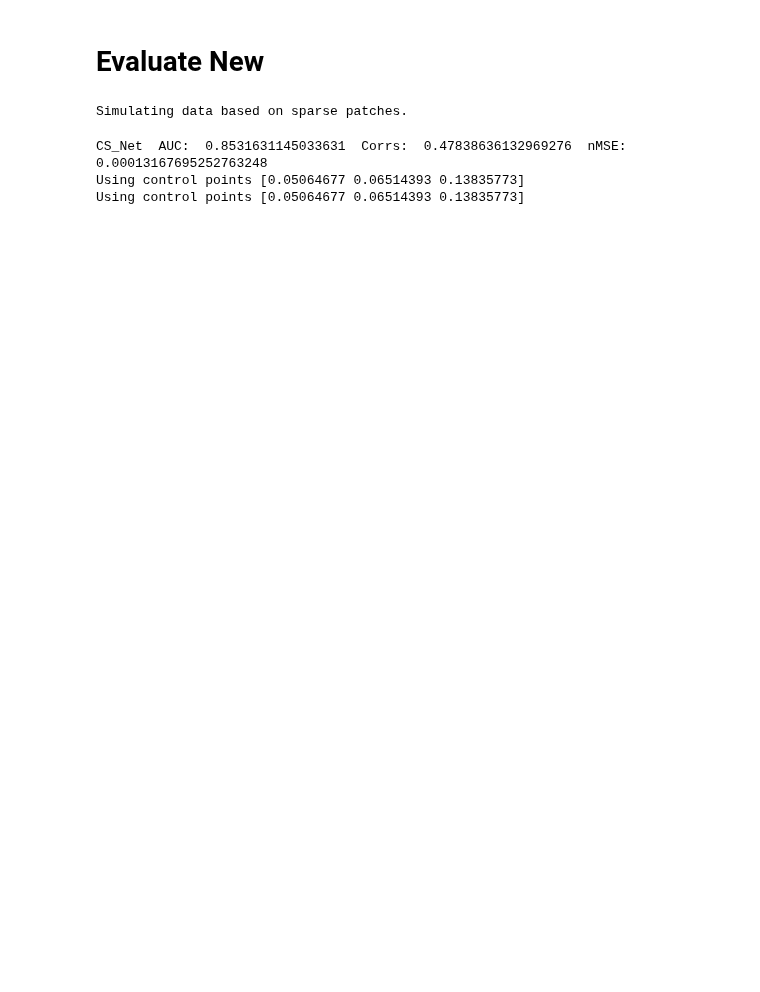
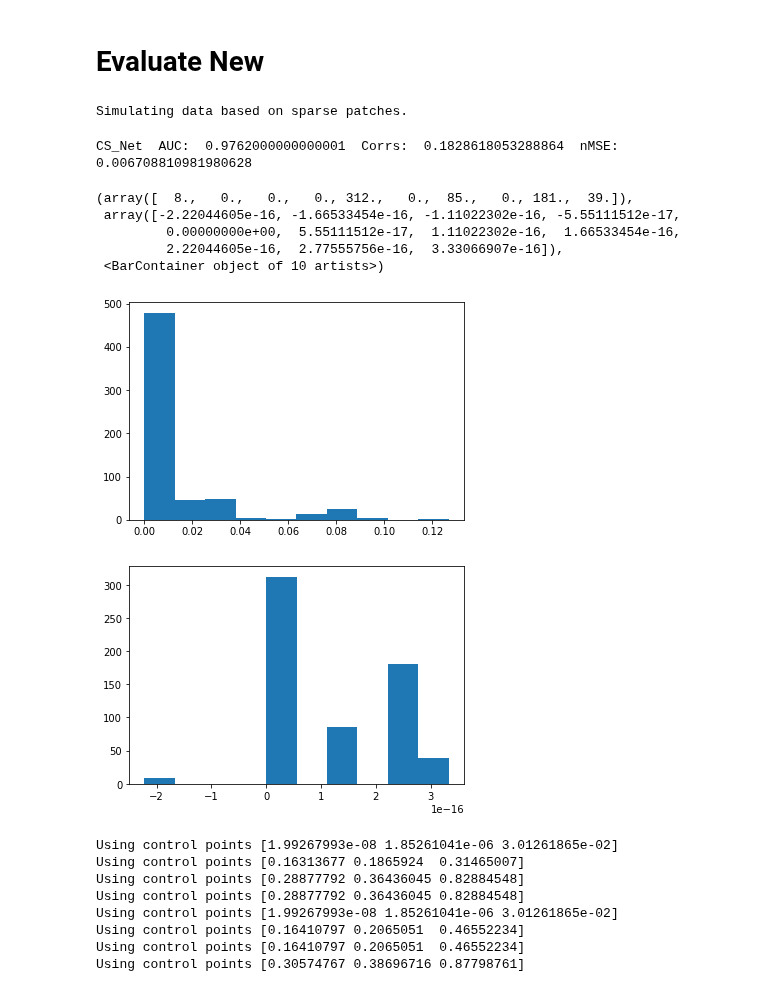
Before and after one commit to LukeTheHecker/esinet, a Jupyter notebook: dev/cs.ipynb, the cells around one changed output. Drawn from its saved outputs; the diff is of its cells as text; code cells hidden in the pictures; blank space fills up the shorter version.

```diff
--- a/dev/cs.ipynb
+++ b/dev/cs.ipynb
@@ -191,10 +170,13 @@ def get_model(name="Model", n_dense_layers=2, hidden_units=200, learning_rate=0.
 # %% [markdown]
 ## Train
 # %%
-lams = [0.001, ]
+lams_0 = [0.1, ]
+lams_1 = [1, ]
+lams_2 = [0.01, ]
+
 models = []
-for lam in lams:
-    model = get_model(lam_2=lam, name=f"Lam {lam}")
+for lam_0, lam_1, lam_2 in zip(lams_0, lams_1, lams_2):
+    model = get_model(lam_0=lam_0, lam_1=lam_1, lam_2=lam_2, name=f"Lam {lam_2}")
     model.fit(X, y, epochs=20, batch_size=8, validation_split=0.1)
     models.append(model)
 # %% [output]
@@ -218,3 +185,5 @@ Epoch 20/20
+# %%
+models = [model,]
 # %% [markdown]
 ## Evaluate
 # %%
@@ -240,6 +215,9 @@ for mod in models:
 # %%
 from esinet.evaluate import eval_auc
 from scipy.stats import pearsonr
+# settings = dict(duration_of_trial=0.25, extents=(1,40), number_of_sources=(1,15), target_snr=1e99)
+settings = dict(duration_of_trial=0.25, extents=20, number_of_sources=1, target_snr=1e99)
+
 sim_test = Simulation(fwd, info, settings=settings).simulate(n_samples=2)
 
 X_test = np.stack([eeg.average().data for eeg in sim_test.eeg_data], axis=0)
@@ -251,20 +229,42 @@ y_test = np.swapaxes(y_test, 1, 2)
 
 idx = 0
 stc = sim_test.source_data[idx].copy()
+stc.data /= np.max(abs(stc.data))
 stc.plot(**plot_params)
 
 for model in models:
     src_hat = model.predict(X_test)[idx]
     stc_hat = stc.copy()
     stc_hat.data = src_hat.T
+    stc_hat.data /= np.max(abs(stc_hat.data))
     stc_hat.plot(**plot_params)
     auc = np.mean([np.mean(eval_auc(y_true_sample, y_pred_sample, pos)) for y_true_sample, y_pred_sample in zip(stc.data.T, stc_hat.data.T)])
     corrs = np.mean([np.mean(pearsonr(y_true_sample, y_pred_sample)[0]) for y_true_sample, y_pred_sample in zip(stc.data.T, stc_hat.data.T)])
     nmses = np.mean([np.mean((y_true_sample - y_pred_sample)**2) for y_true_sample, y_pred_sample in zip(stc.data.T, stc_hat.data.T)])
 
-    print(model.name, " AUC: ", auc, " Corrs: ", corrs, " nMSE: ", nmses)
+    print(model.name, " AUC: ", auc, " Corrs: ", corrs, " nMSE: ", nmses, "\n")
 # %% [output]
 Simulating data based on sparse patches.
-CS_Net  AUC:  0.8531631145033631  Corrs:  0.47838636132969276  nMSE:  0.00013167695252763248
-Using control points [0.05064677 0.06514393 0.13835773]
-Using control points [0.05064677 0.06514393 0.13835773]
+CS_Net  AUC:  0.9762000000000001  Corrs:  0.1828618053288864  nMSE:  0.006708810981980628
+# %%
+plt.figure()
+plt.hist(compute_cosine_distances(abs(stc_hat.data.T), abs(stc_hat.data.T)).numpy().flatten())
+
+plt.figure()
+plt.hist(compute_cosine_distances(abs(stc.data.T), abs(stc.data.T)).numpy().flatten())
+# %% [output]
+(array([  8.,   0.,   0.,   0., 312.,   0.,  85.,   0., 181.,  39.]),
+ array([-2.22044605e-16, -1.66533454e-16, -1.11022302e-16, -5.55111512e-17,
+         0.00000000e+00,  5.55111512e-17,  1.11022302e-16,  1.66533454e-16,
+         2.22044605e-16,  2.77555756e-16,  3.33066907e-16]),
+ <BarContainer object of 10 artists>)
+[figure, added]
+[figure, added]
+Using control points [1.99267993e-08 1.85261041e-06 3.01261865e-02]
+Using control points [0.16313677 0.1865924  0.31465007]
+Using control points [0.28877792 0.36436045 0.82884548]
+Using control points [0.28877792 0.36436045 0.82884548]
+Using control points [1.99267993e-08 1.85261041e-06 3.01261865e-02]
+Using control points [0.16410797 0.2065051  0.46552234]
+Using control points [0.16410797 0.2065051  0.46552234]
+Using control points [0.30574767 0.38696716 0.87798761]
```
Also changed, not shown: parts of 6 cells of this notebook, 3 other files.
